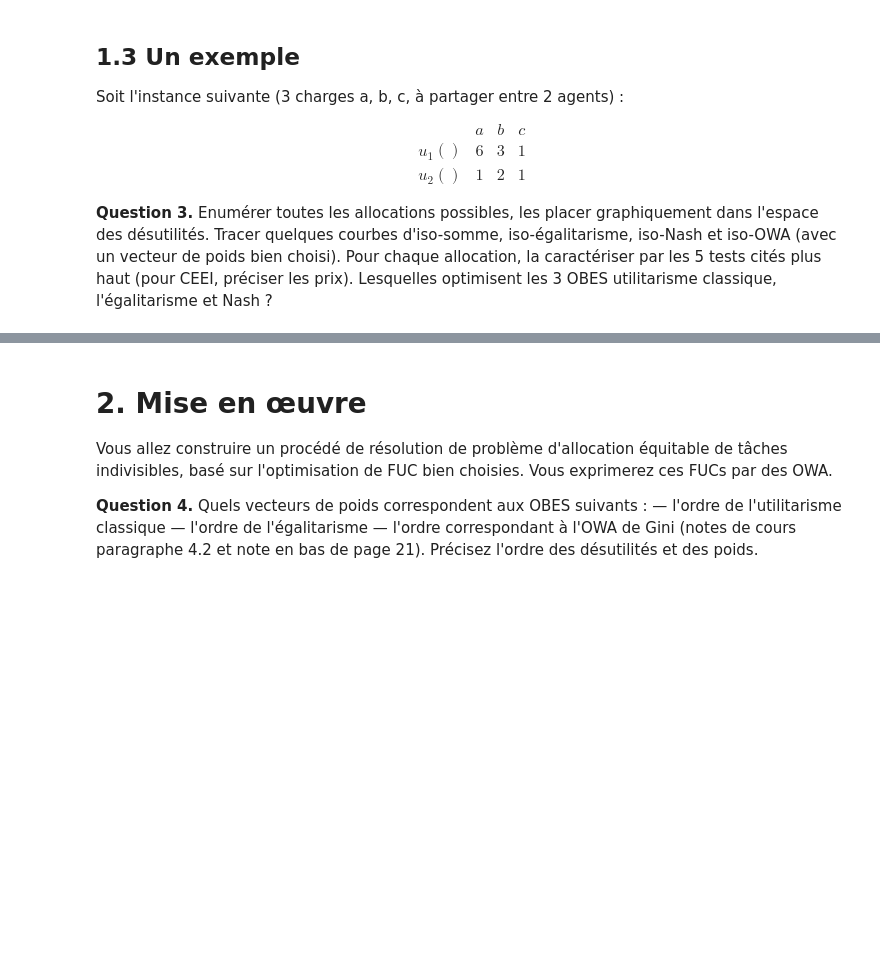
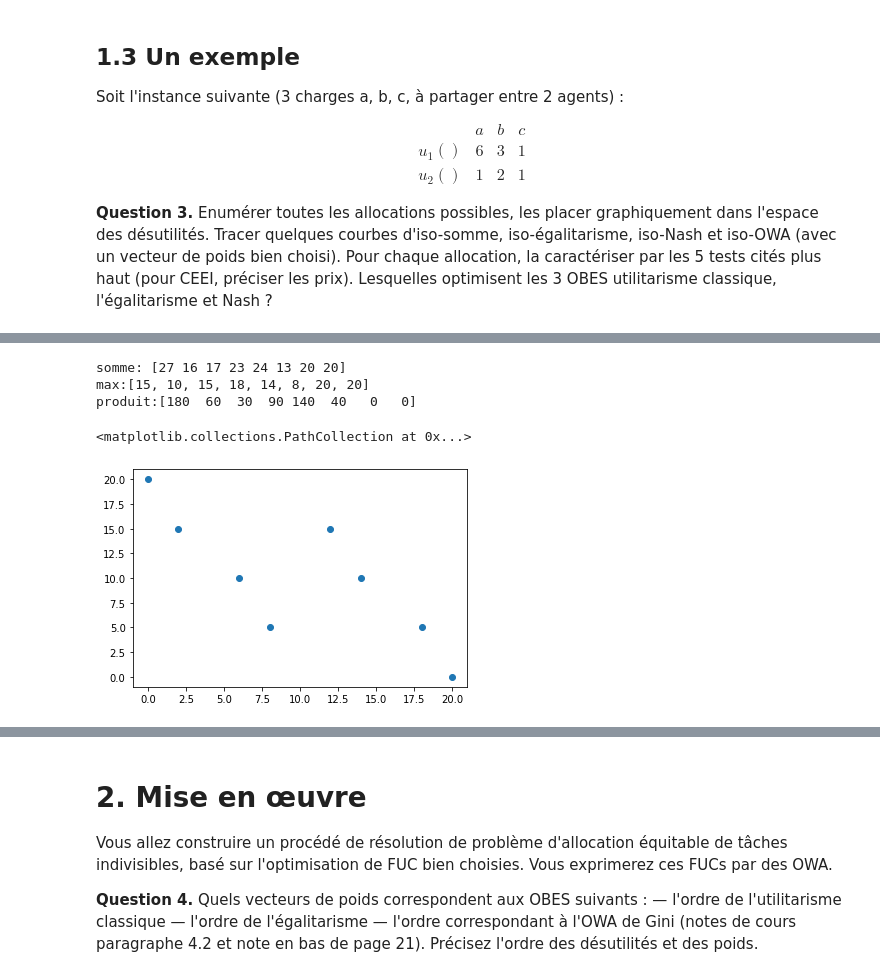
Before and after one commit to Ziqing-WU/Project-EquitableSharing, a Jupyter notebook: BE partage equitable.ipynb, the cells around one changed output, grey strips where cells are left out. Drawn from its saved outputs; the diff is of its cells as text; code cells hidden in the pictures; blank space fills up the shorter version.

Commit message:
ex3 partially
Plots added, iso OWA to be confirmed

```diff
--- a/BE partage equitable.ipynb
+++ b/BE partage equitable.ipynb
@@ -130,0 +166,35 @@ Soit l'instance suivante (3 charges a, b, c, à partager entre 2 agents) :
+# %%
+# Creation of solution space
+
+import matplotlib.pyplot as plt
+import numpy as np
+u1 = np.array([12, 6, 2, 18, 14, 8, 20, 0])
+u2 = np.array([15, 10, 15, 5, 10, 5, 0, 20])
+
+# Definition of functions
+
+def somme(u1,u2):
+    return u1 + u2
+
+def maxe(u1, u2):
+    return [np.max([u1[i], u2[i]]) for i in range(len(u1))]
+
+def produit(u1, u2):
+    return u1*u2
+
+print(f'somme: {somme(u1,u2)}')
+print(f'max:{maxe(u1, u2)}')
+print(f'produit:{produit(u1,u2)}')
+# %% [output]
+somme: [27 16 17 23 24 13 20 20]
+max:[15, 10, 15, 18, 14, 8, 20, 20]
+produit:[180  60  30  90 140  40   0   0]
+# %%
+# Plot the solution space
+import matplotlib.pyplot as plt
+
+fig, ax = plt.subplots()
+ax.scatter(u1, u2)
+# %% [output]
+<matplotlib.collections.PathCollection at 0x...>
+[figure, added]
```
Also changed, not shown: parts of 12 cells of this notebook.
